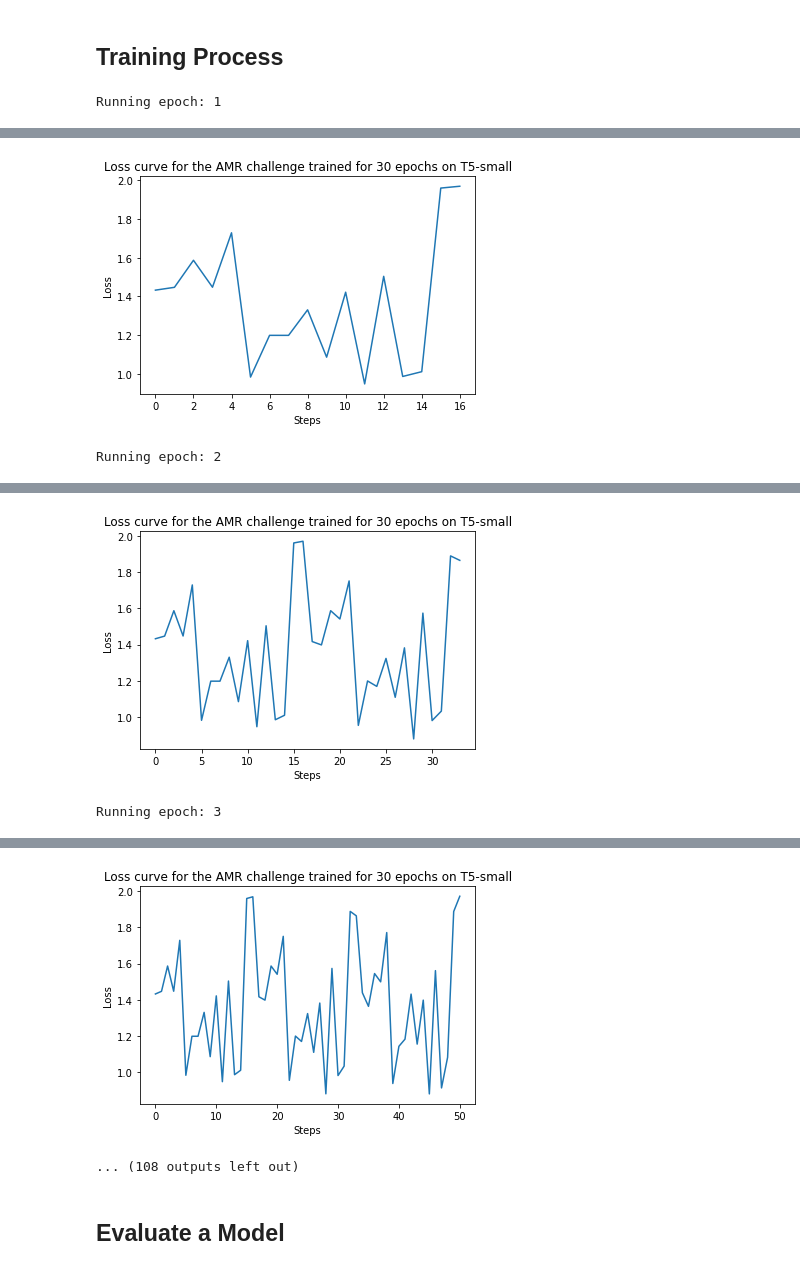
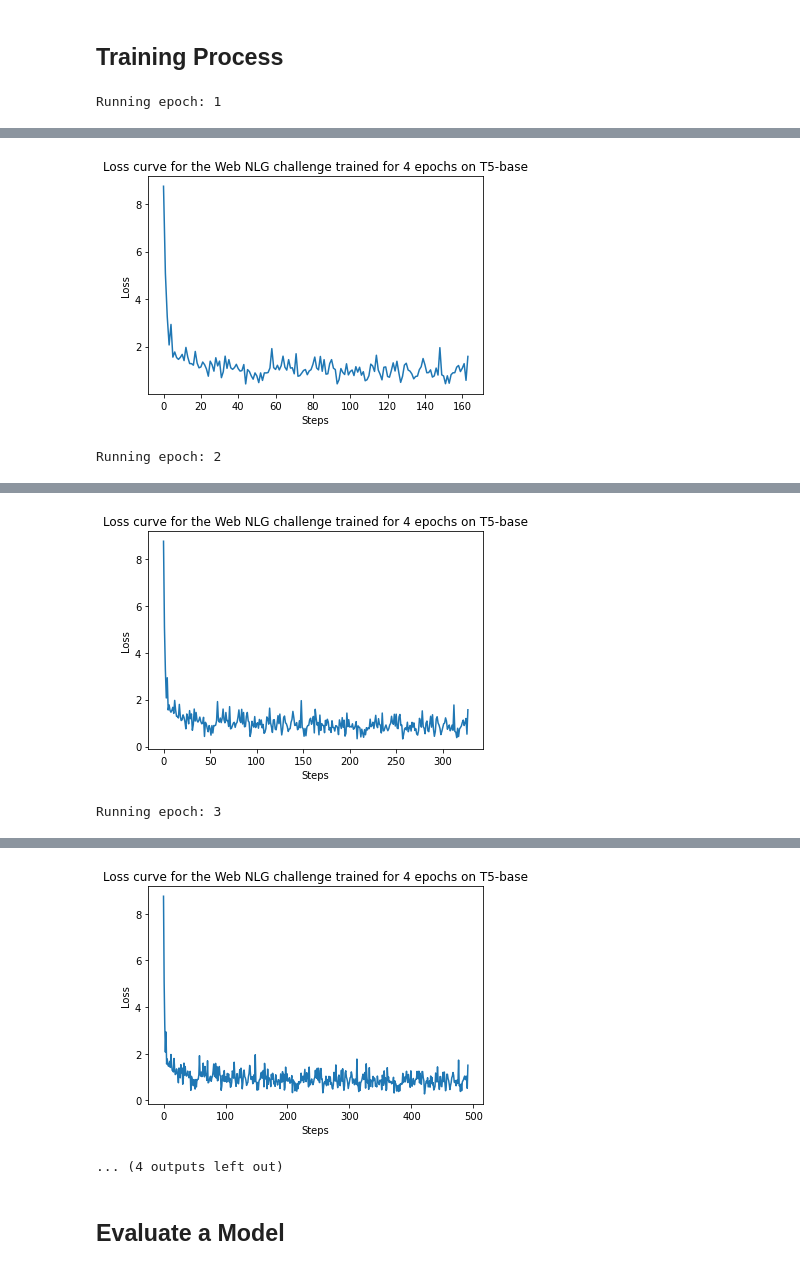
Before and after one commit to kgnimrod/prompt-tuning-for-NLG, a Jupyter notebook: t5-tuning/prompt_tuning_t5.ipynb, the cells around one changed output, grey strips where cells are left out. Cells and saved outputs as stored; diff of their text form; code cells hidden in the pictures.

Commit message:
Updated prompt_tuning_t5.ipynb which now 'fixes' the evaluation for T5 prompt tuning.

```diff
--- a/t5-tuning/prompt_tuning_t5.ipynb
+++ b/t5-tuning/prompt_tuning_t5.ipynb
@@ -109,8 +109,8 @@ class T5PromptTuning(T5ForConditionalGeneration):
         # return a new tensor of shape [number_of_batches, number_tokens+attention_mask] that is filled with the ones
         return torch.cat([torch.full((number_of_batches, self.number_tokens), 1).to(self.device), attention_mask], dim=1)
 
-    def save_soft_prompt(self, challenge_name, epochs):
-        torch.save(self.soft_prompt, 'drive/MyDrive/MIwDL/soft_prompts/'+ 'soft_prompt_' + challenge_name + '_' + epochs + '_epochs.model')
+    def save_soft_prompt(self, challenge_name, epochs, model_size, number_tokens):
+        torch.save(self.soft_prompt, f'drive/MyDrive/MIwDL/soft_prompts/soft_prompt_{challenge_name}_t5_{model_size}_{epochs}_epochs_{number_tokens}.model')
 # %% [markdown]
 ## Load the Pre-trained model T5 and the tokenizer
 # %%
@@ -251,17 +275,8 @@ def create_list_of_batches(batch_size, num_batches, data, tokenizer):
           input_batch.append('translate from Graph to Text: '+row['input_text'])
           label_batch.append(row['target_text'])
 
-        #input_batch=tokenizer.batch_encode_plus(input_batch,padding='longest',  return_tensors='pt', return_attention_mask=True)
         input_batch=tokenizer.batch_encode_plus(input_batch,padding=True, return_tensors='pt', return_attention_mask=True)
-        #print('input_batch shape: ' + str(input_batch['input_ids'].shape))
-        #input_batch_a=model_t5_small.append_learned_embedding_to_input(input_batch['input_ids'].to(dev))
-        #print('input_batch shape: ' + str(input_batch.shape))
-
-        #label_batch=tokenizer.batch_encode_plus(label_batch,padding='longest',  return_tensors='pt', return_attention_mask=True)
-
         label_batch=tokenizer.batch_encode_plus(label_batch,padding=True, return_tensors='pt', return_attention_mask=True)
-        #label_batch=model_t5_small.append_learned_embedding_to_input(label_batch['input_ids'].to(dev))
-        #print('label_batch shape: ' + str(label_batch.shape))
 
         input_batch=input_batch.to(dev)
         label_batch=label_batch.to(dev)
@@ -270,36 +285,36 @@ def create_list_of_batches(batch_size, num_batches, data, tokenizer):
         labels.append(label_batch)
     return inputs, labels
 
-"""inputs_train_web_nlg, \
+inputs_train_web_nlg, \
 labels_train_web_nlg = create_list_of_batches(batch_size=batch_size_web_nlg,
                                               num_batches=number_of_batches_train_web_nlg,
                                               data=train_data_web_nlg,
-                                              tokenizer=tokenizer_t5_small)
+                                              tokenizer=tokenizer_t5)
 inputs_test_web_nlg, \
 labels_test_web_nlg = create_list_of_batches(batch_size=batch_size_web_nlg,
                                               num_batches=number_of_batches_test_web_nlg,
                                               data=test_data_web_nlg,
-                                              tokenizer=tokenizer_t5_small)
+                                              tokenizer=tokenizer_t5)
 inputs_train_e2e, \
 labels_train_e2e = create_list_of_batches(batch_size=batch_size_e2e,
                                               num_batches=number_of_batches_train_e2e,
                                               data=train_data_e2e,
-                                              tokenizer=tokenizer_t5_small)
+                                              tokenizer=tokenizer_t5)
 inputs_test_e2e, \
 labels_test_e2e = create_list_of_batches(batch_size=batch_size_e2e,
                                               num_batches=number_of_batches_test_e2e,
                                               data=test_data_e2e,
-                                              tokenizer=tokenizer_t5_small)"""
+                                              tokenizer=tokenizer_t5)
 inputs_train_amr, \
 labels_train_amr = create_list_of_batches(batch_size=batch_size_amr,
                                               num_batches=number_of_batches_train_amr,
                                               data=train_data_amr,
-                                              tokenizer=tokenizer_t5_small)
+                                              tokenizer=tokenizer_t5)
 inputs_test_amr, \
 labels_test_amr = create_list_of_batches(batch_size=batch_size_amr,
                                               num_batches=number_of_batches_test_amr,
                                               data=test_data_amr,
-                                              tokenizer=tokenizer_t5_small)
+                                              tokenizer=tokenizer_t5)
 # %% [markdown]
 
 ## Set the Optimizer for T5
@@ -316,7 +331,7 @@ def optimizer_adafactor(model,
               warmup_init=False):
 
     return Adafactor(
-        [model_t5_small.get_soft_params()],
+        [model.get_soft_params()],
         lr=lr,
         eps=eps,
         clip_threshold=clip_threshold,
@@ -327,7 +342,7 @@ def optimizer_adafactor(model,
         scale_parameter=scale_parameter,
         warmup_init=warmup_init
     )
-optimizer_t5 = optimizer_adafactor(model_t5_small)
+optimizer_t5 = optimizer_adafactor(model_t5)
 # %% [markdown]
 ## Training Routine Definition
 # %%
@@ -395,12 +408,12 @@ epochs = 30
 # %%
 # Train T5 small on a mixture of all three challenges
 
-model_t5_small = trainer(model=model_t5_small,
-                         num_batches=number_of_batches_train_amr,
-                         inputs=inputs_train_amr,
-                         labels=labels_train_amr,
+model_t5 = trainer(model=model_t5,
+                         num_batches=number_of_batches_train_web_nlg,
+                         inputs=inputs_train_web_nlg,
+                         labels=labels_train_web_nlg,
                          optimizer=optimizer_t5,
-                         challenge_name='AMR',
-                         model_name='small')
+                         challenge_name='Web NLG',
+                         model_name='base')
 # %% [output]
 Running epoch: 1
@@ -409,2 +422,2 @@ Epoch: 1 , Running loss: 1.410083619434209
-[figure, old version]
+[figure, new version]
 Running epoch: 2
@@ -413,2 +426,2 @@ Epoch: 2 , Running loss: 1.4079670200035685
-[figure, old version]
+[figure, new version]
 Running epoch: 3
@@ -417,2 +430,2 @@ Epoch: 3 , Running loss: 1.387821529237997
-[figure, old version]
+[figure, new version]
-... (108 outputs left out)
+... (4 outputs left out)
```
Also changed, not shown: parts of 7 cells of this notebook.
